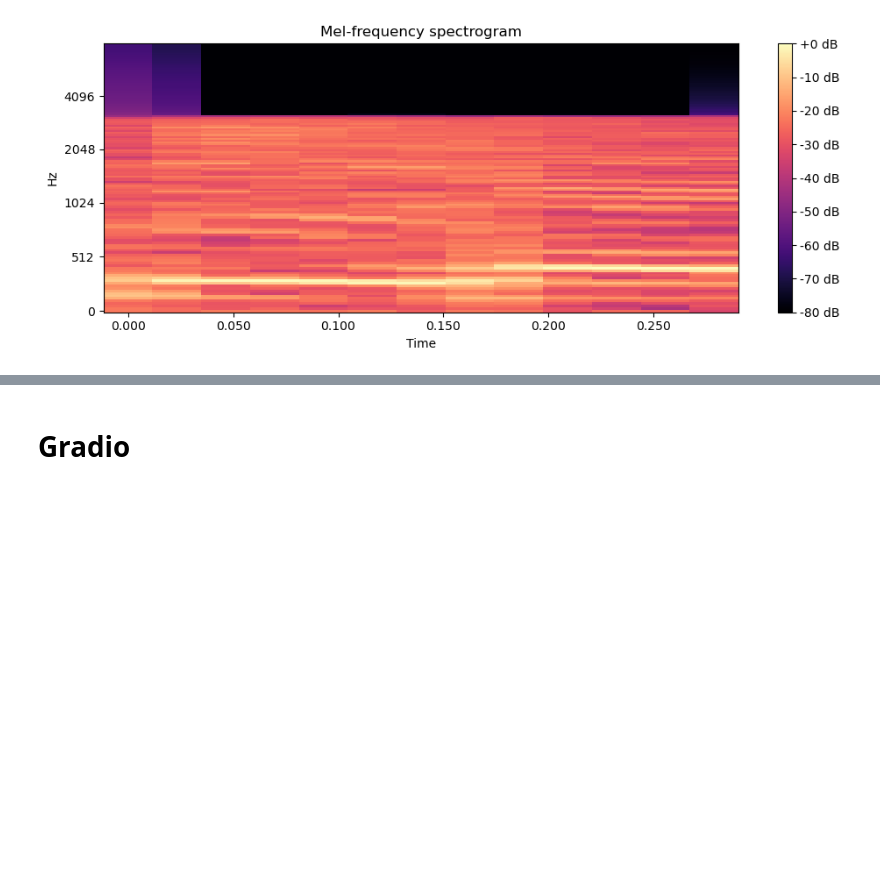
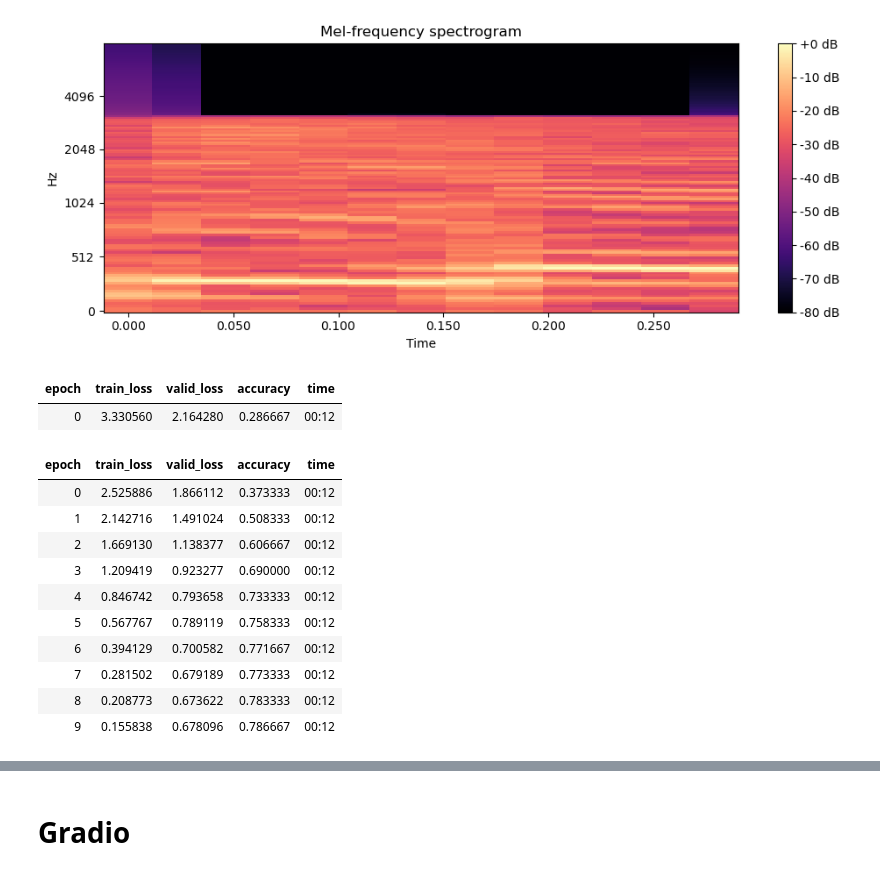
Before and after one commit to oygarden/dat255-audio_project-g11, a Jupyter notebook: notebooks/0.1-be-spoken_digits.ipynb, the cells around one changed output, grey strips where cells are left out. Cells and saved outputs as stored; diff of their text form; code cells hidden in the pictures; blank space fills up the shorter version.

```diff
--- a/notebooks/0.1-be-spoken_digits.ipynb
+++ b/notebooks/0.1-be-spoken_digits.ipynb
@@ -264,0 +323,18 @@ plt.show()
+# %%
+learn2 = vision_learner(dls2, resnet34, metrics=accuracy)
+
+learn2.fine_tune(10)
+# %% [output]
+| epoch | train_loss | valid_loss | accuracy | time |
+| 0 | 3.330560 | 2.164280 | 0.286667 | 00:12 |
+| epoch | train_loss | valid_loss | accuracy | time |
+| 0 | 2.525886 | 1.866112 | 0.373333 | 00:12 |
+| 1 | 2.142716 | 1.491024 | 0.508333 | 00:12 |
+| 2 | 1.669130 | 1.138377 | 0.606667 | 00:12 |
+| 3 | 1.209419 | 0.923277 | 0.690000 | 00:12 |
+| 4 | 0.846742 | 0.793658 | 0.733333 | 00:12 |
+| 5 | 0.567767 | 0.789119 | 0.758333 | 00:12 |
+| 6 | 0.394129 | 0.700582 | 0.771667 | 00:12 |
+| 7 | 0.281502 | 0.679189 | 0.773333 | 00:12 |
+| 8 | 0.208773 | 0.673622 | 0.783333 | 00:12 |
+| 9 | 0.155838 | 0.678096 | 0.786667 | 00:12 |
```
Also changed, not shown: parts of 18 cells of this notebook.
